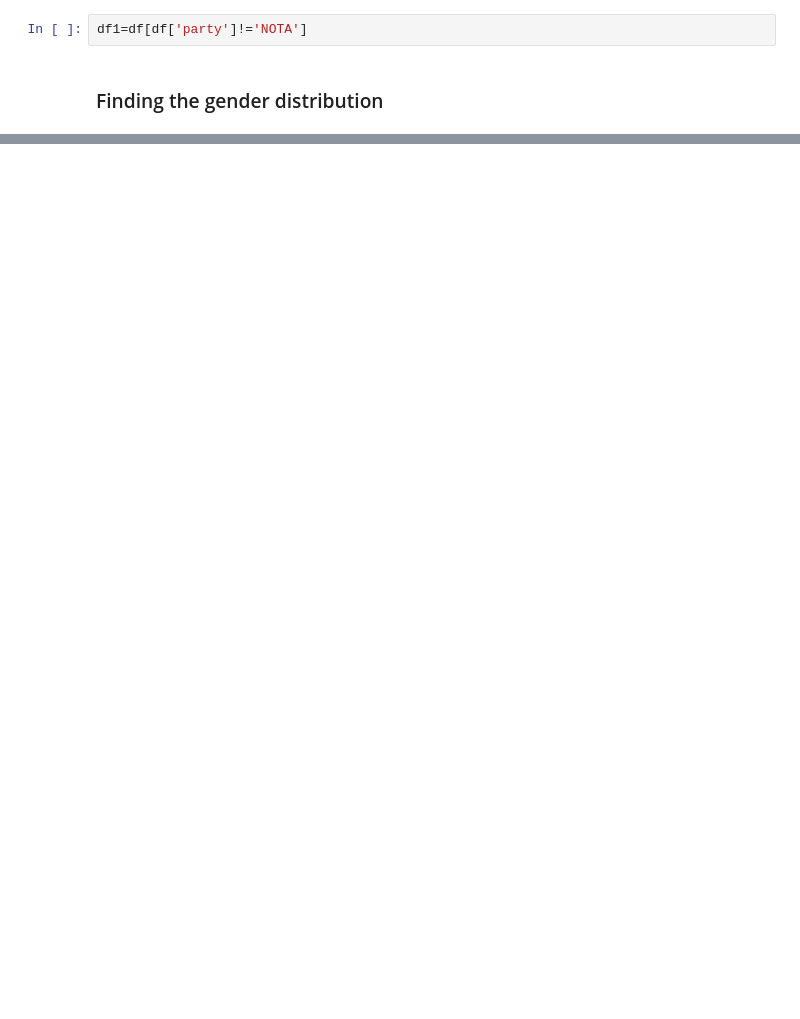
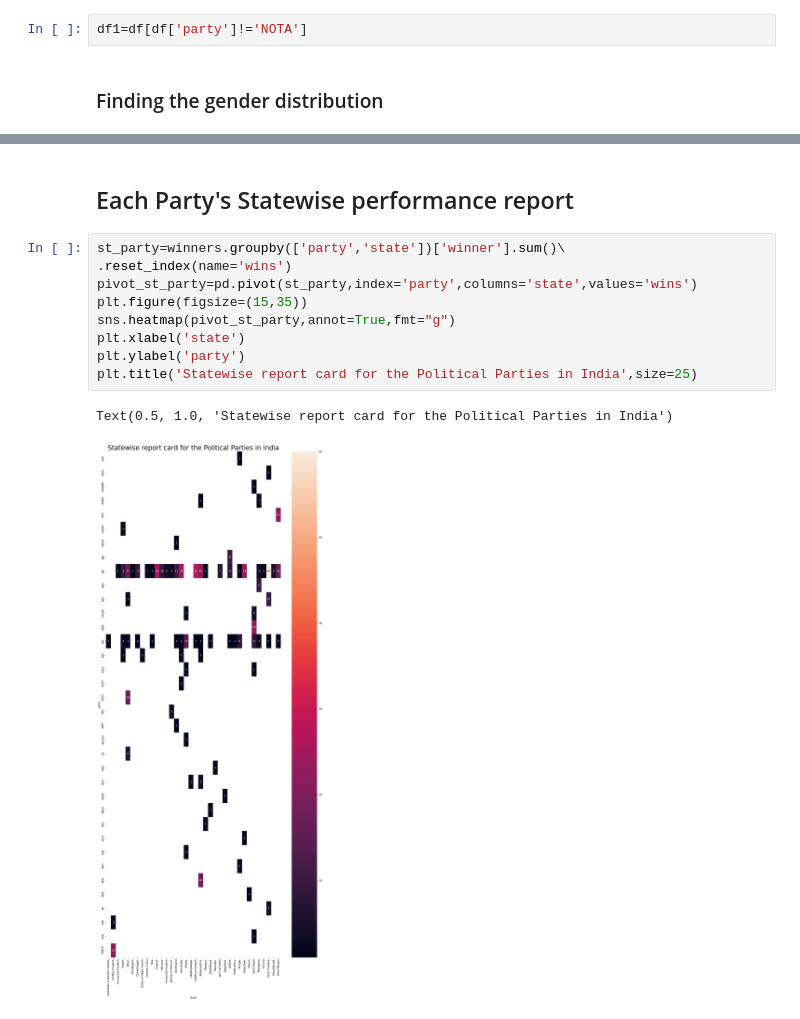
Before and after one commit to sanjyay/2019-Indian-General-Elections-Analysis, a Jupyter notebook: 2019 Indian General Elections Analysis.ipynb, the cells around one changed output, grey strips where cells are left out. Cells and saved outputs as stored; diff of their text form; blank space fills up the shorter version.

Commit message:
Kaggle Notebook | 2019 Indian General Elections Analysis  | Version 5

```diff
--- a/2019 Indian General Elections Analysis.ipynb
+++ b/2019 Indian General Elections Analysis.ipynb
@@ -213,0 +229,14 @@ fig.show()
+# %% [markdown]
+## Each Party's Statewise performance report
+# %%
+st_party=winners.groupby(['party','state'])['winner'].sum()\
+.reset_index(name='wins')
+pivot_st_party=pd.pivot(st_party,index='party',columns='state',values='wins')
+plt.figure(figsize=(15,35))
+sns.heatmap(pivot_st_party,annot=True,fmt="g")
+plt.xlabel('state')
+plt.ylabel('party')
+plt.title('Statewise report card for the Political Parties in India',size=25)
+# %% [output]
+Text(0.5, 1.0, 'Statewise report card for the Political Parties in India')
+[figure, added]
```
Also changed, not shown: parts of 2 cells of this notebook.
